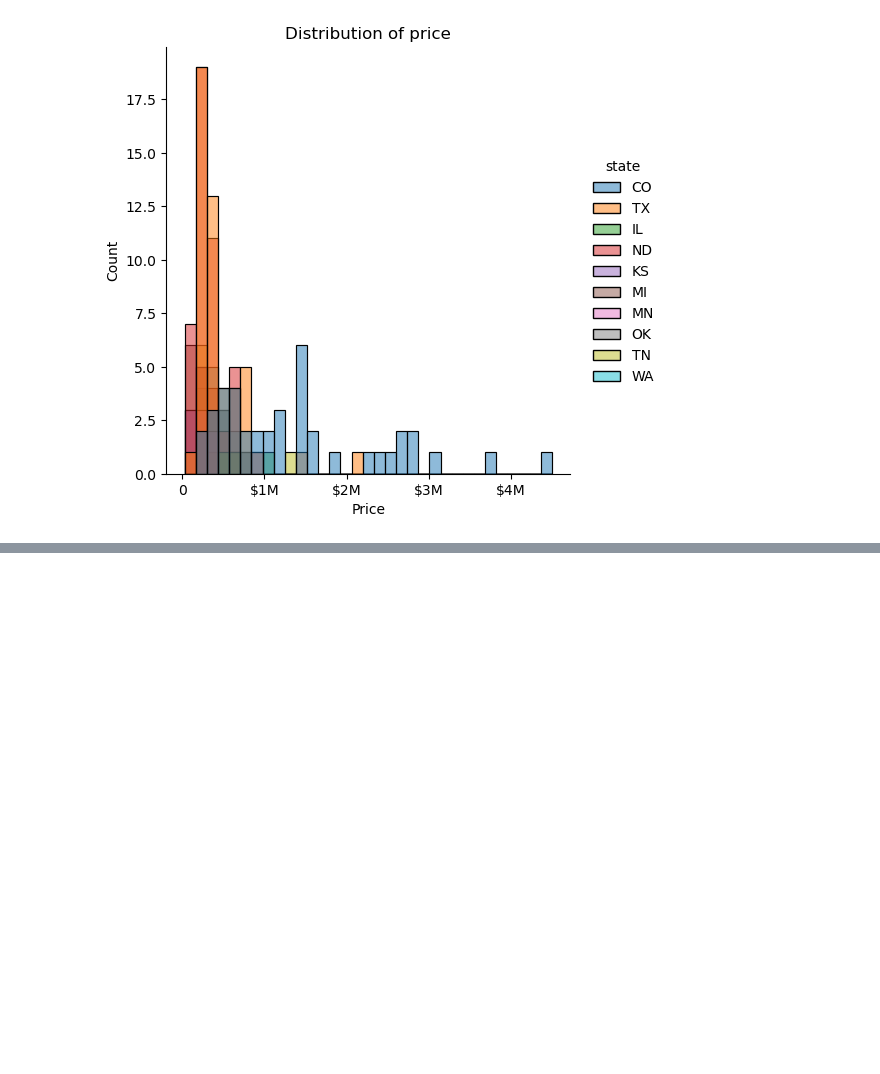
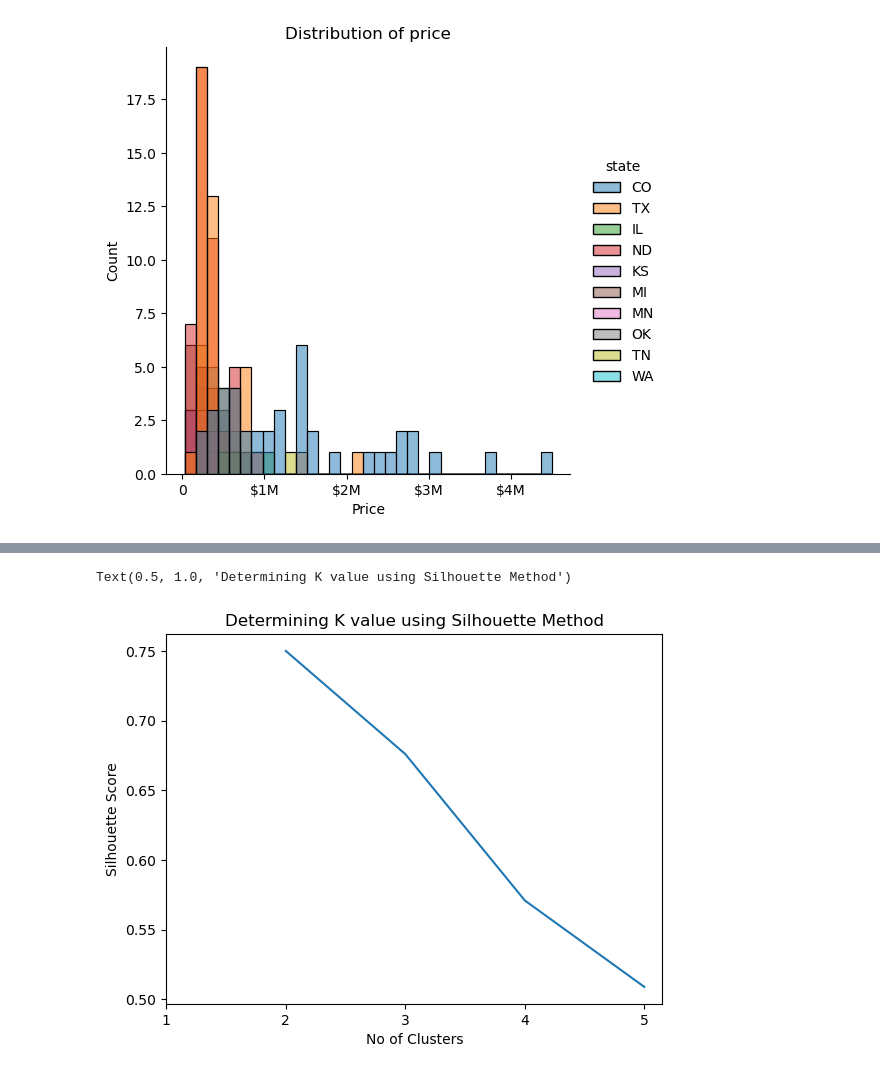
Before and after one commit to mkskr1999/House-Value-Prediction, a Jupyter notebook: Code/ML Project.ipynb, the cells around one changed output, grey strips where cells are left out. Drawn from its saved outputs; the diff is of its cells as text; code cells hidden in the pictures; blank space fills up the shorter version.

```diff
--- a/Code/ML Project.ipynb
+++ b/Code/ML Project.ipynb
@@ -398,0 +457,3 @@ colorado.plot(x='livingArea',y='priceinmil',kind='bar',color='green')
+# %%
+Housing_Data_Nolb1_Nu = Housing_Data_NoLbl.select_dtypes(include=['number'])
+Housing_Data_Nolb1_Nu
@@ -398,0 +477,6 @@ colorado.plot(x='livingArea',y='priceinmil',kind='bar',color='green')
+# %%
+
+Housing_Data_Nolb1_Nu_sample = Housing_Data_Nolb1_Nu.sample(n=200, random_state=42)
+
+# print the first 5 rows of the sample DataFrame to verify that the sampling worked
+Housing_Data_Nolb1_Nu_sample
@@ -398,0 +515,19 @@ colorado.plot(x='livingArea',y='priceinmil',kind='bar',color='green')
+# %%
+silhouette_score1 = []
+sum_of_sq_dist = {}
+for n_clusters in range(2,6):
+    clusterer = KMeans(n_clusters=n_clusters, n_init=10,random_state=10)
+    preds = clusterer.fit_predict(Housing_Data_Nolb1_Nu_sample)
+    centers = clusterer.cluster_centers_
+    sum_of_sq_dist[n_clusters] = clusterer.inertia_
+    score = silhouette_score(Housing_Data_Nolb1_Nu_sample, preds)
+    silhouette_score1.append([int(n_clusters) , round(score , 3)])
+# %%
+Kmeans_1 = pd.DataFrame(silhouette_score1 , columns = ["No of Clusters" , "Silhouette Score"])
+# %%
+_ = sns.lineplot(x = Kmeans_1['No of Clusters'], y = Kmeans_1['Silhouette Score'])
+_ = plt.xticks(ticks = np.arange(1,6,1))
+plt.title("Determining K value using Silhouette Method")
+# %% [output]
+Text(0.5, 1.0, 'Determining K value using Silhouette Method')
+[figure, added]
```
Also changed, not shown: parts of 22 cells of this notebook, 4 other files.
